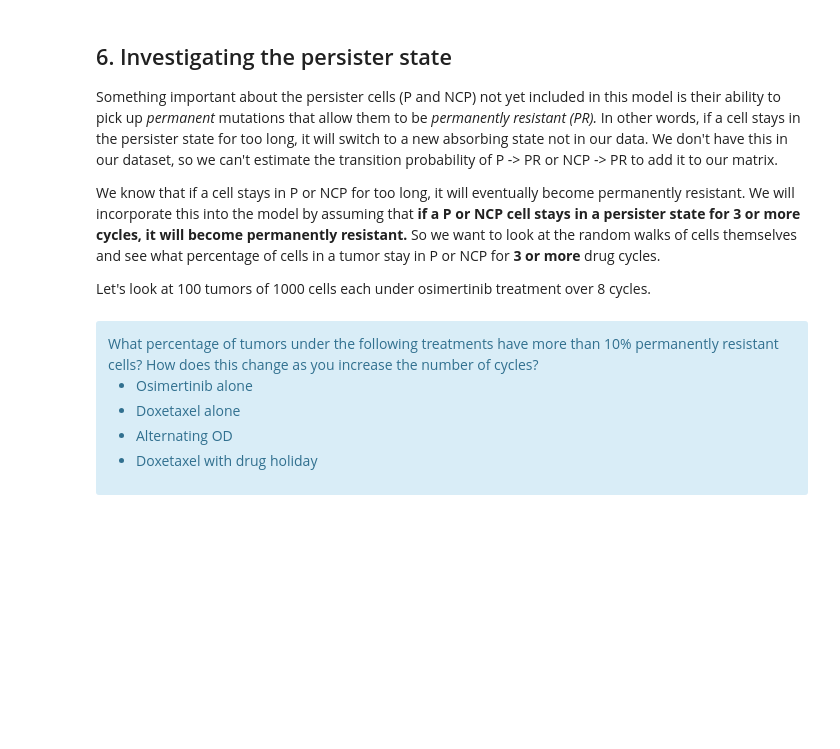
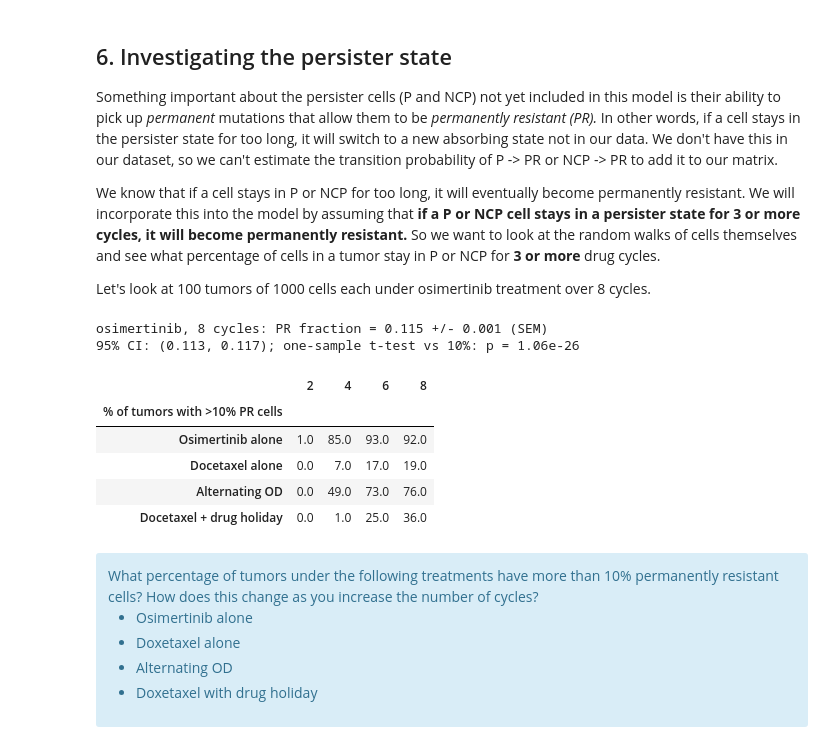
Before and after one commit to exoticlily25/uu_markov, a Jupyter notebook: lab_2/Lab09_markov_chain_cells.ipynb, the cells around one changed output. Drawn from its saved outputs; the diff is of its cells as text; code cells hidden in the pictures; blank space fills up the shorter version.

```diff
--- a/lab_2/Lab09_markov_chain_cells.ipynb
+++ b/lab_2/Lab09_markov_chain_cells.ipynb
@@ -569,6 +600,59 @@ Let's look at 100 tumors of 1000 cells each under osimertinib treatment over 8 c
 # report mean +/- SEM for osimertinib
 
 # compare to 10% threshold using 95% CI or a hypothesis test
+
+#needed to use claude i didnt know what to do and nothing was working :')
+
+PERSISTERS = [OUTCOMES.index("P"), OUTCOMES.index("NCP")]
+
+def simulate_cells(pi0, schedule, n_cells, rng):
+    state = rng.choice(len(pi0), size=n_cells, p=pi0)
+    path = [state]
+    for M in schedule:
+        cum = np.cumsum(M, axis=1)
+        u = rng.random(n_cells)
+        state = np.minimum((cum[state] < u[:, None]).sum(axis=1), len(pi0) - 1)   # inverse CDF
+        path.append(state)
+    return np.array(path).T
+
+def frac_permanently_resistant(paths):
+    in_p = np.isin(paths, PERSISTERS)
+    hit = in_p[:, :-2] & in_p[:, 1:-1] & in_p[:, 2:]
+    return hit.any(axis=1).mean()
+
+def run_tumors(schedule, n_tumors=100, n_cells=1000):
+    return np.array([frac_permanently_resistant(simulate_cells(pi_mix, schedule, n_cells, rng))
+                     for _ in range(n_tumors)])
+
+from scipy import stats
+fr = run_tumors([P_osi] * 8)
+mean, sem = fr.mean(), fr.std(ddof=1) / np.sqrt(len(fr))
+print(f"osimertinib, 8 cycles: PR fraction = {mean:.3f} +/- {sem:.3f} (SEM)")
+print(f"95% CI: ({mean - 1.96*sem:.3f}, {mean + 1.96*sem:.3f}); "
+      f"one-sample t-test vs 10%: p = {stats.ttest_1samp(fr, 0.10).pvalue:.3g}")
+# %% [output]
+osimertinib, 8 cycles: PR fraction = 0.115 +/- 0.001 (SEM)
+95% CI: (0.113, 0.117); one-sample t-test vs 10%: p = 1.06e-26
+# %%
+
+
+treatments = {
+    "Osimertinib alone":lambda n:[P_osi] * n,
+    "Docetaxel alone":lambda n:[P_doc] * n,
+    "Alternating OD":lambda n:[P_osi if i % 2 == 0 else P_doc for i in range(n)],
+    "Docetaxel + drug holiday":lambda n: [P_doc if i % 2 == 0 else P_holiday for i in range(n)],
+}
+rows = {}
+for name, make in treatments.items():
+    rows[name] = {n: np.mean(run_tumors(make(n), n_tumors=100) > 0.10) * 100 for n in [2, 4, 6, 8]}
+pd.DataFrame(rows).T.rename_axis("% of tumors with >10% PR cells").round(0)
+# %% [output]
+|  | 2 | 4 | 6 | 8 |
+| % of tumors with >10% PR cells |  |  |  |  |
+| Osimertinib alone | 1.0 | 85.0 | 93.0 | 92.0 |
+| Docetaxel alone | 0.0 | 7.0 | 17.0 | 19.0 |
+| Alternating OD | 0.0 | 49.0 | 73.0 | 76.0 |
+| Docetaxel + drug holiday | 0.0 | 1.0 | 25.0 | 36.0 |
 # %% [markdown]
 <div class="alert alert-info"> What percentage of tumors under the following treatments have more than 10% permanently resistant cells? How does this change as you increase the number of cycles?
 
```
Also changed, not shown: parts of 13 cells of this notebook.
